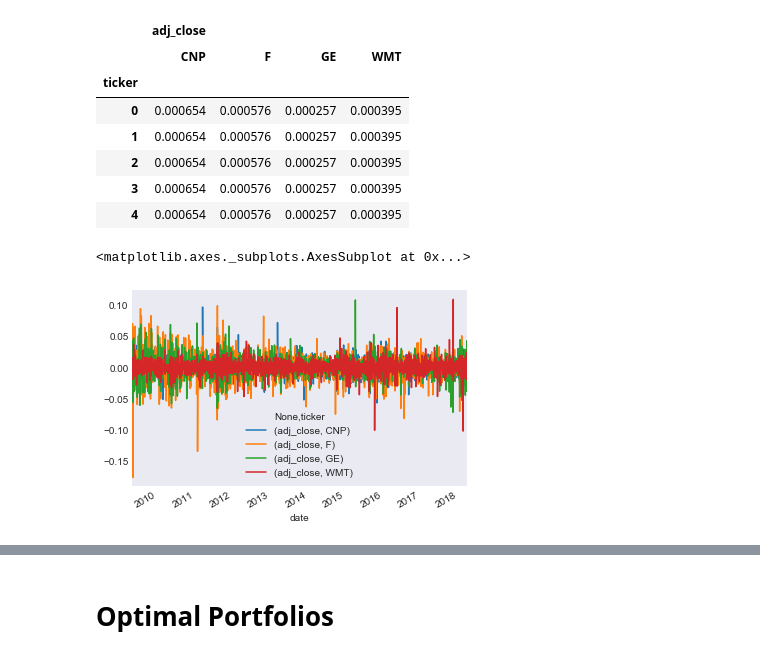
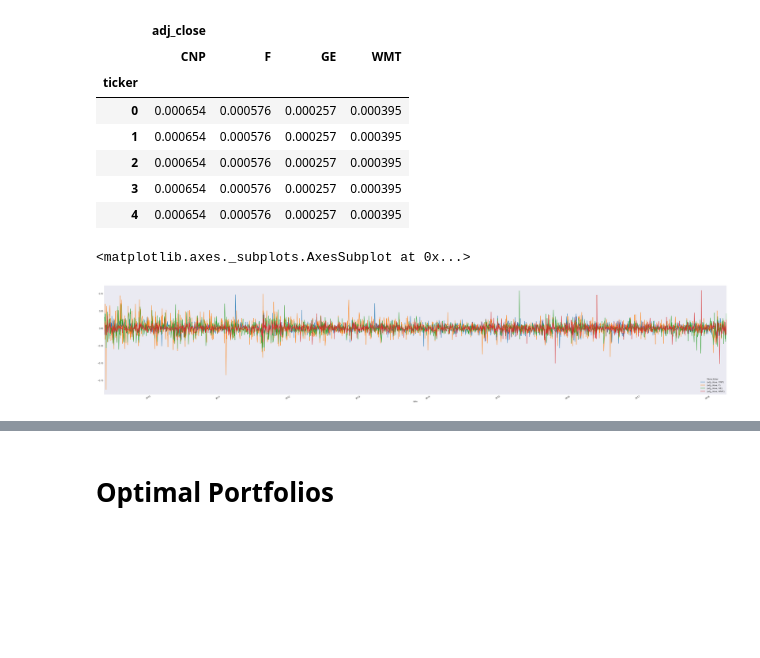
Before and after one commit to janeshin059/Portfolio_optimization, a Jupyter notebook: portfolio optimization.ipynb, the cells around one changed output, grey strips where cells are left out. Drawn from its saved outputs; the diff is of its cells as text; code cells hidden in the pictures; blank space fills up the shorter version.

```diff
--- a/portfolio optimization.ipynb
+++ b/portfolio optimization.ipynb
@@ -173,10 +150,10 @@ df2.head()
 | 3 | 0.000654 | 0.000576 | 0.000257 | 0.000395 |
 | 4 | 0.000654 | 0.000576 | 0.000257 | 0.000395 |
 # %%
-n_returns_daily.plot()
+n_returns_daily.plot(figsize=(50,10) )
 # %% [output]
 <matplotlib.axes._subplots.AxesSubplot at 0x...>
-[figure, old version]
+[figure, new version]
 # %%
 for single_portfolio in range(num_portfolios):
     weights = np.random.random(num_assets) # make random numbers
```
Also changed, not shown: parts of 29 cells of this notebook.
